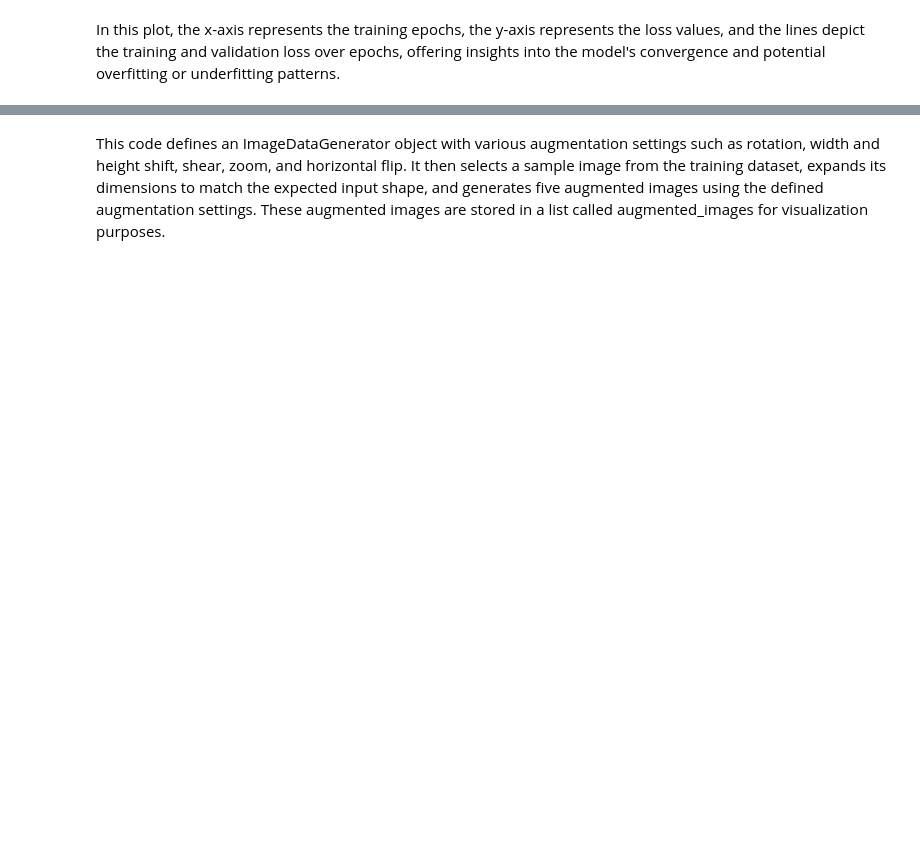
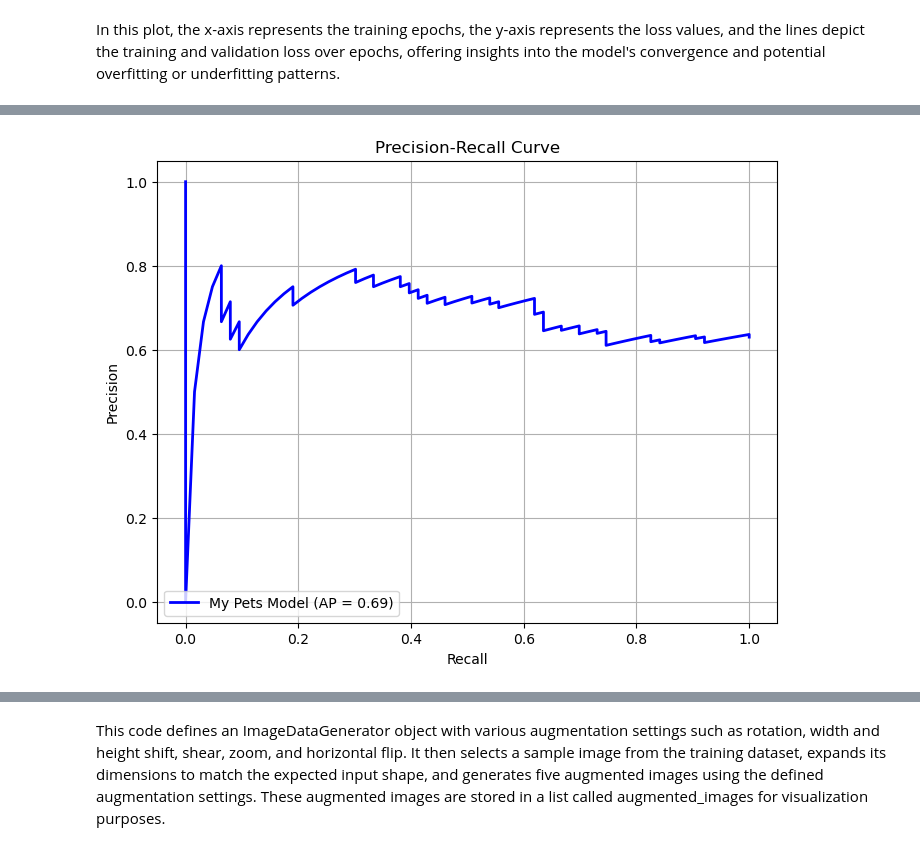
Before and after one commit to borisov5/Deep-Learning-December-2023, a Jupyter notebook: My project/Ivelin_Borisov_Deep_learning_project.ipynb, the cells around one changed output, grey strips where cells are left out. Cells and saved outputs as stored; diff of their text form; code cells hidden in the pictures; blank space fills up the shorter version.

```diff
--- a/My project/Ivelin_Borisov_Deep_learning_project.ipynb
+++ b/My project/Ivelin_Borisov_Deep_learning_project.ipynb
@@ -867,0 +1146,20 @@ Implement cross-validation: Use cross-validation techniques to get a more robust
+# %%
+y_true = np.random.randint(0, 2, size=100)  # Example true labels
+y_score_pets = np.random.rand(100)  # Example predicted probabilities from my_pets_model
+
+# Precision-Recall Curve
+plt.figure(figsize=(8, 6))
+
+# My Pets Model
+precision_pets, recall_pets, _ = precision_recall_curve(y_true, y_score_pets)
+average_precision_pets = average_precision_score(y_true, y_score_pets)
+plt.plot(recall_pets, precision_pets, color='blue', lw=2, label='My Pets Model (AP = %0.2f)' % average_precision_pets)
+
+plt.xlabel('Recall')
+plt.ylabel('Precision')
+plt.title('Precision-Recall Curve')
+plt.legend(loc="lower left")
+plt.grid(True)
+plt.show()
+# %% [output]
+[figure, added]
```
Also changed, not shown: parts of 50 cells of this notebook.
